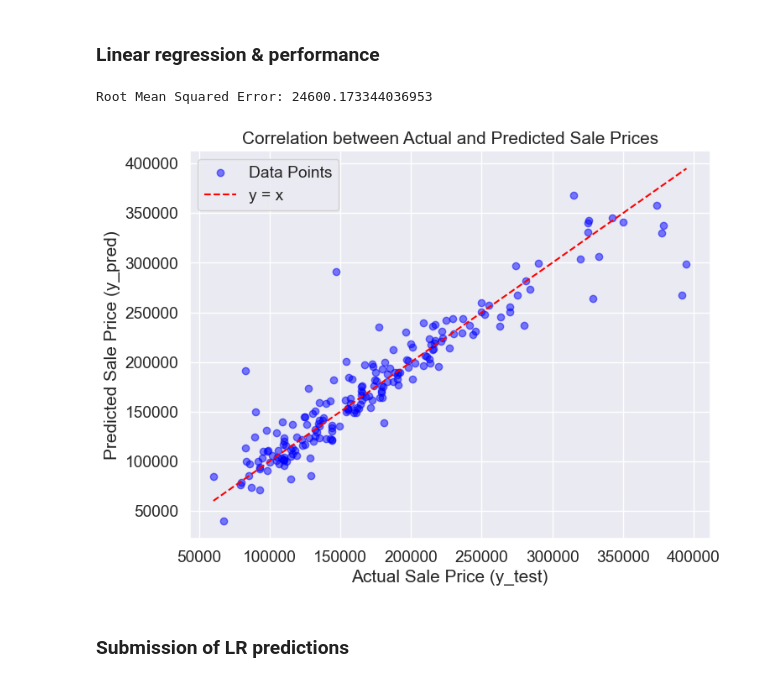
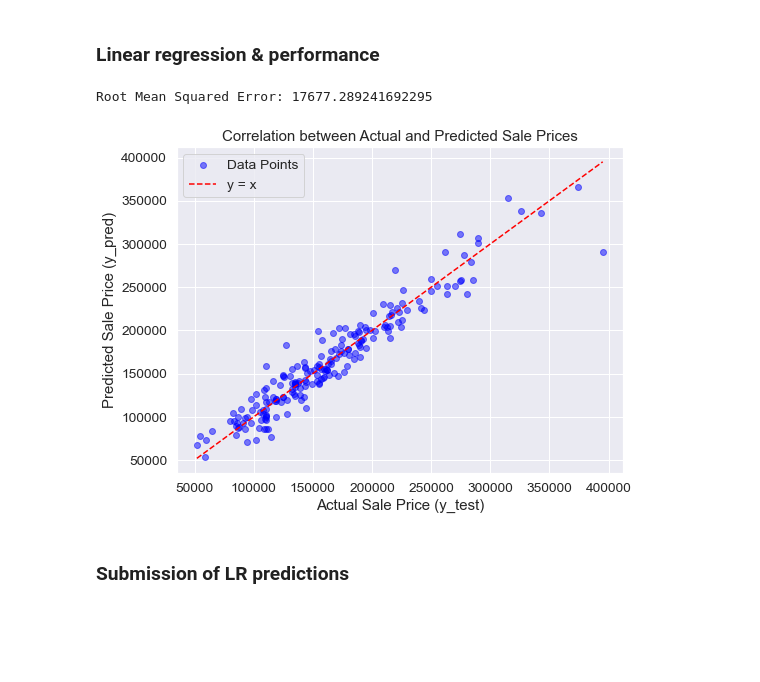
Before and after one commit to hakonsonstebo/HPP, a Jupyter notebook: HPP.ipynb, the cells around one changed output. Drawn from its saved outputs; the diff is of its cells as text; code cells hidden in the pictures; blank space fills up the shorter version.

```diff
--- a/HPP.ipynb
+++ b/HPP.ipynb
@@ -276,7 +225,7 @@ We see that multiple of the continuous features have outliers. We will handle th
 #### Outliers in continous variables
 # %%
 #Qualitative assessment of which features have outliers.
-outlier_columns = ['BsmtFinSF2', '1stFlrSF','GrLivArea', '3SsnPorch', 'ScreenPorch', 'MiscVal', "YearBuilt"]
+outlier_columns = ['BsmtFinSF2', '1stFlrSF','GrLivArea', '3SsnPorch', 'ScreenPorch', 'MiscVal', '2ndFlrSF']
 
 
 for column in outlier_columns:
@@ -315,8 +264,8 @@ train_test_df = pd.concat([train_df,test_df],axis=0)
 # %%
 # TODO Temporal Features
 # Makes sense but does not make the model any better
-for feature in ["YearBuilt", "YearRemodAdd", "GarageYrBlt"]:
-    train_test_df[feature] = train_test_df["YrSold"]-train_test_df[feature]
+# for feature in ["YearBuilt", "YearRemodAdd", "GarageYrBlt"]:
+#     train_test_df[feature] = train_test_df["YrSold"]-train_test_df[feature]
 
 
 # TODO TimeSold(?) = YrSold + MoSold/12
@@ -583,8 +532,8 @@ from sklearn.metrics import mean_squared_error
 from sklearn.model_selection import train_test_split
 
 # X_train contains features, and y_train contains the target variable (SalePrice).
-X_train= HPP_data_Train_LR.drop(['SalePrice'],axis=1)
-y_train= HPP_data_Train_LR['SalePrice']
+X_train= HPP_data_Train.drop(['SalePrice'],axis=1)
+y_train= HPP_data_Train['SalePrice']
 
 #Below we split the training data into train and test, so that we have labels for the actual Sale price.
 #This is used to analyze our model to further enhance it.
@@ -594,35 +543,35 @@ X_train, X_test, y_train, y_test = train_test_split(X_train, y_train, test_size=
 
 #Initialize the linear regression model
 linear_regression_model = LinearRegression()
 
 # Fit the liner_regression_model to the training data
 linear_regression_model.fit(X_train, y_train)
 
 # Make predictions on the test data
 y_pred = linear_regression_model.predict(X_test)
 
 # Calculate the Mean Squared Error (MSE) to evaluate the liner_regression_model's performance
 mse = mean_squared_error(y_test, y_pred)
 
 # Calculate the Root Mean Squared Error (RMSE) by taking the square root of MSE
 import math
 rmse = math.sqrt(mse)
 
 # Print the RMSE
 print("Root Mean Squared Error:", rmse)
 
 # Create a scatter plot to visualize the correlation
 plt.figure(figsize=(8, 6))
 plt.scatter(y_test, y_pred, c='blue', alpha=0.5, label='Data Points')
 plt.plot([min(y_test), max(y_test)], [min(y_test), max(y_test)], color='red', linestyle='--', label='y = x')
 plt.xlabel("Actual Sale Price (y_test)")
 plt.ylabel("Predicted Sale Price (y_pred)")
 plt.title("Correlation between Actual and Predicted Sale Prices")
 plt.legend()
 plt.show()
 # %% [output]
-Root Mean Squared Error: 24600.173344036953
+Root Mean Squared Error: 17677.289241692295
-[figure, old version]
+[figure, new version]
 # %% [markdown]
 ### Submission of LR predictions
 # %%
```
Also changed, not shown: parts of 10 cells of this notebook, 3 other files.
